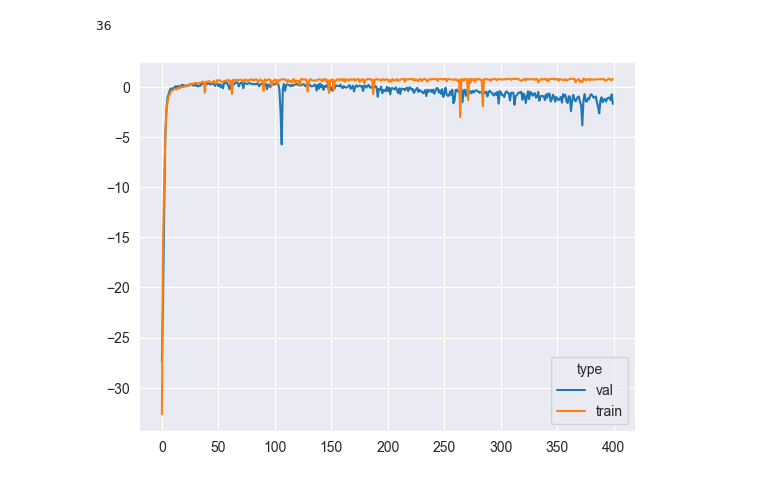
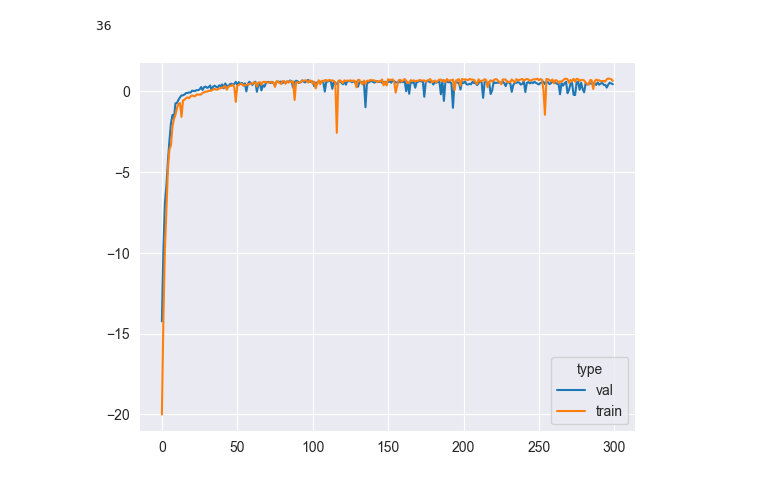
Before and after one commit to llitone/fuel-consumption-prediction, a Jupyter notebook: analysis/neural_networks_usage.ipynb, the cells around one changed output. Drawn from its saved outputs; the diff is of its cells as text; code cells hidden in the pictures.

```diff
--- a/analysis/neural_networks_usage.ipynb
+++ b/analysis/neural_networks_usage.ipynb
@@ -217,8 +220,8 @@ len(data.drop(get_columns_without_tagrets(target), axis=1).columns)
 # %%
 X_new = np.array([[0] * 36])
-y_new = np.array([[0] * 3])
+y_new = np.array([[0] * out_shape])
 # %%
-for i in range(len(data.drop(get_columns_without_tagrets(target), axis=1).values) - 3):
+for i in range(len(data.drop(get_columns_without_tagrets(target), axis=1).values) - out_shape):
     concat_x_data = data.drop(
         get_columns_without_tagrets(target), axis=1
     ).iloc[i].values
@@ -232,7 +235,10 @@ for i in range(len(data.drop(get_columns_without_tagrets(target), axis=1).values
             ).iloc[i + 2][target],
             data.drop(
                 get_columns_without_tagrets(target), axis=1
-            ).iloc[i + 3][target]
+            ).iloc[i + 3][target],
+            # data.drop(
+            #     get_columns_without_tagrets(target), axis=1
+            # ).iloc[i + 4][target]
         ]
     )
 
@@ -248,9 +255,11 @@ class SimpleNN2(nn.Module):
     def __init__(self):
         # вызов конструктора предка
         super(SimpleNN2, self).__init__()
-        self.fc1 = nn.Linear(input_shape, 128)
-        self.fc2 = nn.Linear(128, 256)
-        self.fc5 = nn.Linear(256, 3)
+        self.fc1 = nn.Linear(input_shape, 64)
+        self.fc2 = nn.Linear(64, 64)
+        # self.fc3 = nn.Linear(128, 128)
+        # self.fc4 = nn.Linear(128, 128)
+        self.fc5 = nn.Linear(64, 3)
 
     def forward(self, x):
         x = F.relu(self.fc1(x))
@@ -269,8 +278,8 @@ val_loader = DataLoader(list(zip(X_val, y_val)), shuffle=True, batch_size=16)
 # %%
 model = SimpleNN2()
 loss_fn = nn.MSELoss()
-optim = torch.optim.AdamW(model.parameters(), 1e-5)
+optim = torch.optim.RMSprop(model.parameters(), 1e-5)
 # %%
-loss, score = train(model, optim, loss_fn, 400, train_loader, val_loader)
+loss, score = train(model, optim, loss_fn, 300, train_loader, val_loader)
 # %% [output]
-[figure, old version]
+[figure, new version]
```
Also changed, not shown: parts of 18 cells of this notebook.
